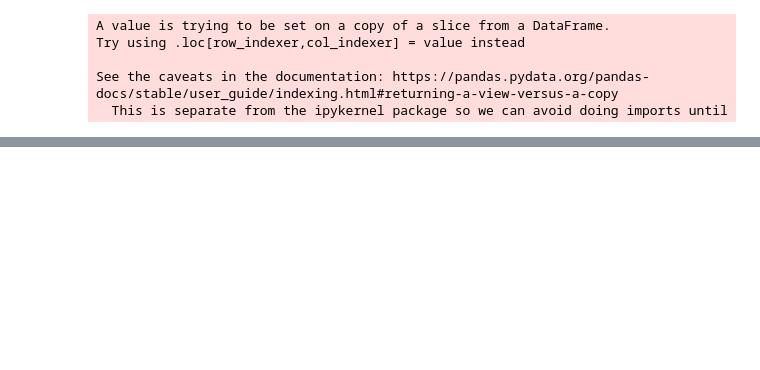
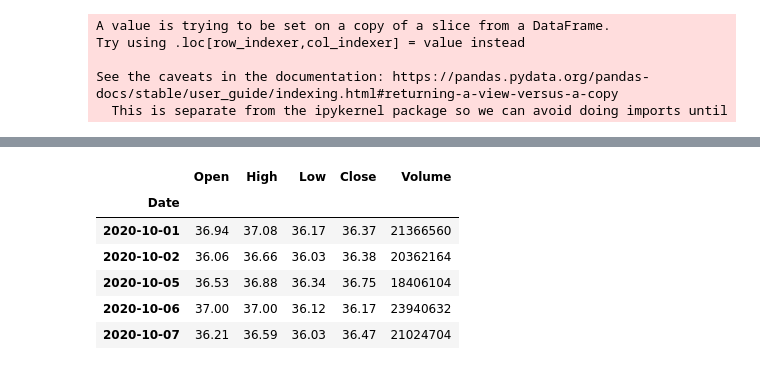
Before and after one commit to meshalalsultan/Predect-Fizer-Stock-Price-with-LSTM, a Jupyter notebook: Stock_Predectior_With_Keras.ipynb, the cells around one changed output, grey strips where cells are left out. Cells and saved outputs as stored; diff of their text form; code cells hidden in the pictures; blank space fills up the shorter version.

```diff
--- a/Stock_Predectior_With_Keras.ipynb
+++ b/Stock_Predectior_With_Keras.ipynb
@@ -281,0 +309,11 @@ valid
+# %%
+df.drop('Currency' ,axis=1,inplace=True)
+df.head()
+# %% [output]
+|  | Open | High | Low | Close | Volume |
+| Date |  |  |  |  |  |
+| 2020-10-01 | 36.94 | 37.08 | 36.17 | 36.37 | 21366560 |
+| 2020-10-02 | 36.06 | 36.66 | 36.03 | 36.38 | 20362164 |
+| 2020-10-05 | 36.53 | 36.88 | 36.34 | 36.75 | 18406104 |
+| 2020-10-06 | 37.00 | 37.00 | 36.12 | 36.17 | 23940632 |
+| 2020-10-07 | 36.21 | 36.59 | 36.03 | 36.47 | 21024704 |
```
Also changed, not shown: parts of 23 cells of this notebook.
